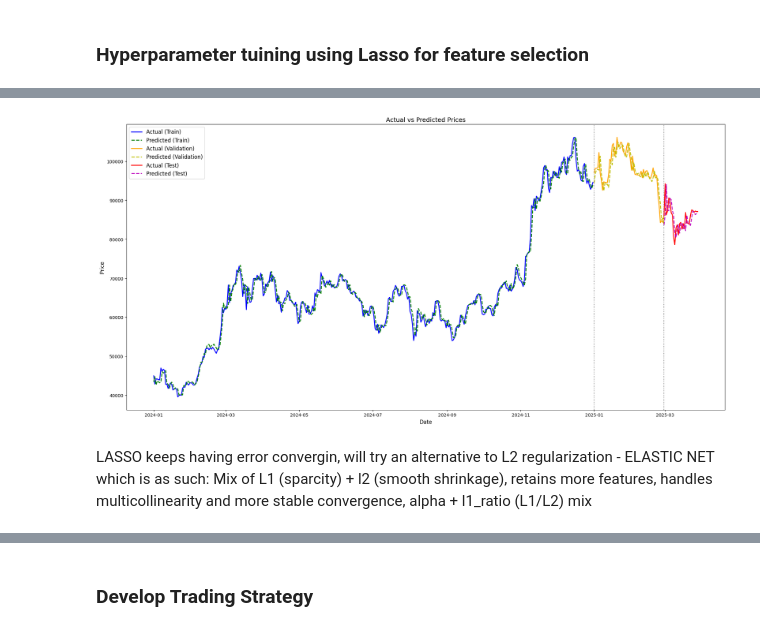
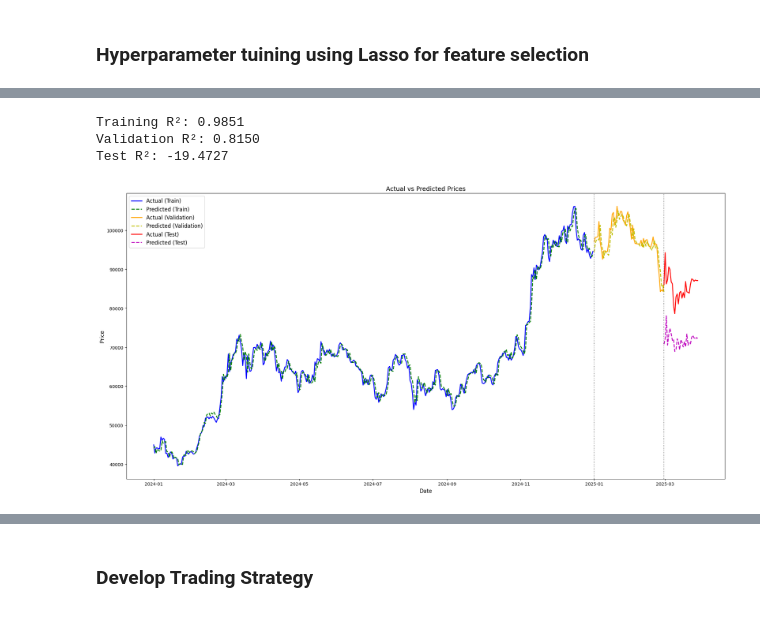
Before and after one commit to alyssa-tsh/CryptoMine, a Jupyter notebook: model.ipynb, the cells around one changed output, grey strips where cells are left out. Saved outputs shown, nothing was run; the diff lists cells and outputs as text; code cells hidden in the pictures.

```diff
--- a/model.ipynb
+++ b/model.ipynb
@@ -1018,0 +1242,11 @@ Test predictions shape: (29,)
+# %%
+X_train_scaled, X_val_scaled, X_test_scaled, train_pred_lasso, val_pred_lasso, test_pred_lasso, lasso_model = train_lasso_model(
+    X_train, X_val, X_test, y_train, y_val, y_test, 'close_5_ahead'
+)
+plot_actual_vs_predicted(
+    train_pred_lasso, val_pred_lasso, test_pred_lasso,
+    y_train,
+    y_val,
+    y_test,
+    'close_5_ahead'
+)
@@ -1019,13 +1356,34 @@ Test predictions shape: (29,)
+# %%
+# Predict future prices
+def es_model(best_params_en, X_train, X_val, X_test_scaled, y_train, y_val, y_test, target_var):
+
+    scaler = RobustScaler()
+    X_train_scaled = scaler.transform(X_train)
+    X_val_scaled = scaler.transform(X_val)
+
+    es_model = ElasticNet(**best_params_en)
+    es_model.fit(X_train_scaled, y_train[target_var])
+
+    y_pred_train = es_model.predict(X_train_scaled)
+    y_pred_val = es_model.predict(X_val_scaled)
+    y_pred_test = es_model.predict(X_test_scaled)
+
+    train_score = r2_score(y_train[target_var], y_pred_train)
+    val_score = r2_score(y_val[target_var], y_pred_val)
+    test_score = r2_score(y_test[target_var], y_pred_test)
+
+    print(f'Training R²: {train_score:.4f}')
+    print(f'Validation R²: {val_score:.4f}')
+    print(f'Test R²: {test_score:.4f}')
+
+    return y_pred_train, y_pred_val, y_pred_test, es_model
+
+train_pred_es_close_1, val_pred_es_close_1, test_pred_es_close_1, es_model_close_1 = es_model(best_params_en_1, X_train, X_val, X_test_scaled, y_train, y_val, y_test, 'close_1_ahead')
+# %% [output]
+Training R²: 0.9851
+Validation R²: 0.8150
+Test R²: -19.4727
 # %%
-plot_actual_vs_predicted(
-    train_pred_lasso, val_pred_lasso, test_pred_lasso,
-    y_train,
-    y_val,
-    y_test,
-    'close_1_ahead'
-)
+plot_actual_vs_predicted(train_pred_es_close_1, val_pred_es_close_1, test_pred_es_close_1, y_train,  y_val, y_test, 'close_1_ahead')
 # %% [output]
-[figure, old version]
+[figure, new version]
-# %% [markdown]
-LASSO keeps having error convergin, will try an alternative to L2 regularization - ELASTIC NET which is as such:
-Mix of L1 (sparcity) + l2 (smooth shrinkage), retains more features, handles multicollinearity and more stable convergence, alpha + l1_ratio (L1/L2) mix
```
Also changed, not shown: parts of 26 cells of this notebook.
